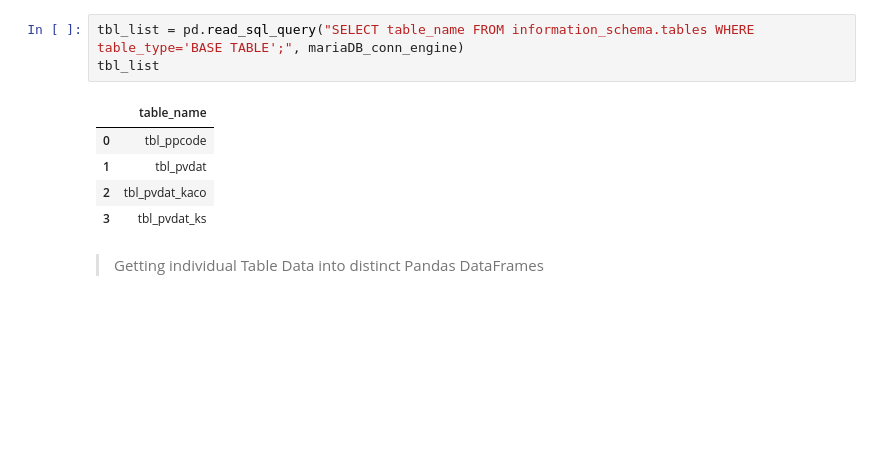
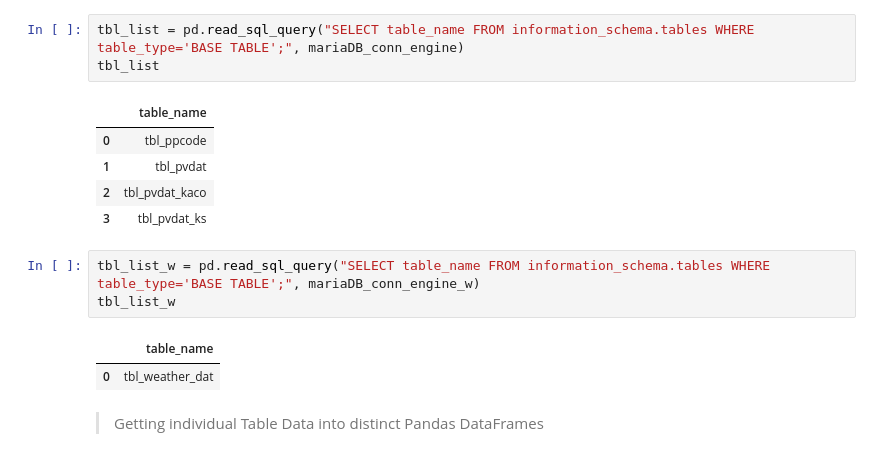
Before and after one commit to RBM-D-Xundullah/ENS-2Y-9P-EDSvDDQL, a Jupyter notebook: Data-AcquisitionPreprocessing.ipynb, the cells around one changed output. Saved outputs shown, nothing was run; the diff lists cells and outputs as text; blank space fills up the shorter version.

```diff
--- a/Data-AcquisitionPreprocessing.ipynb
+++ b/Data-AcquisitionPreprocessing.ipynb
@@ -209,6 +219,12 @@ tbl_list
 | 1 | tbl_pvdat |
 | 2 | tbl_pvdat_kaco |
 | 3 | tbl_pvdat_ks |
+# %%
+tbl_list_w = pd.read_sql_query("SELECT table_name FROM information_schema.tables WHERE table_type='BASE TABLE';", mariaDB_conn_engine_w)
+tbl_list_w
+# %% [output]
+|  | table_name |
+| 0 | tbl_weather_dat |
 # %% [markdown]
 > Getting individual Table Data into distinct Pandas DataFrames
 # %%
```
Also changed, not shown: parts of 11 cells of this notebook, 39 other files.
